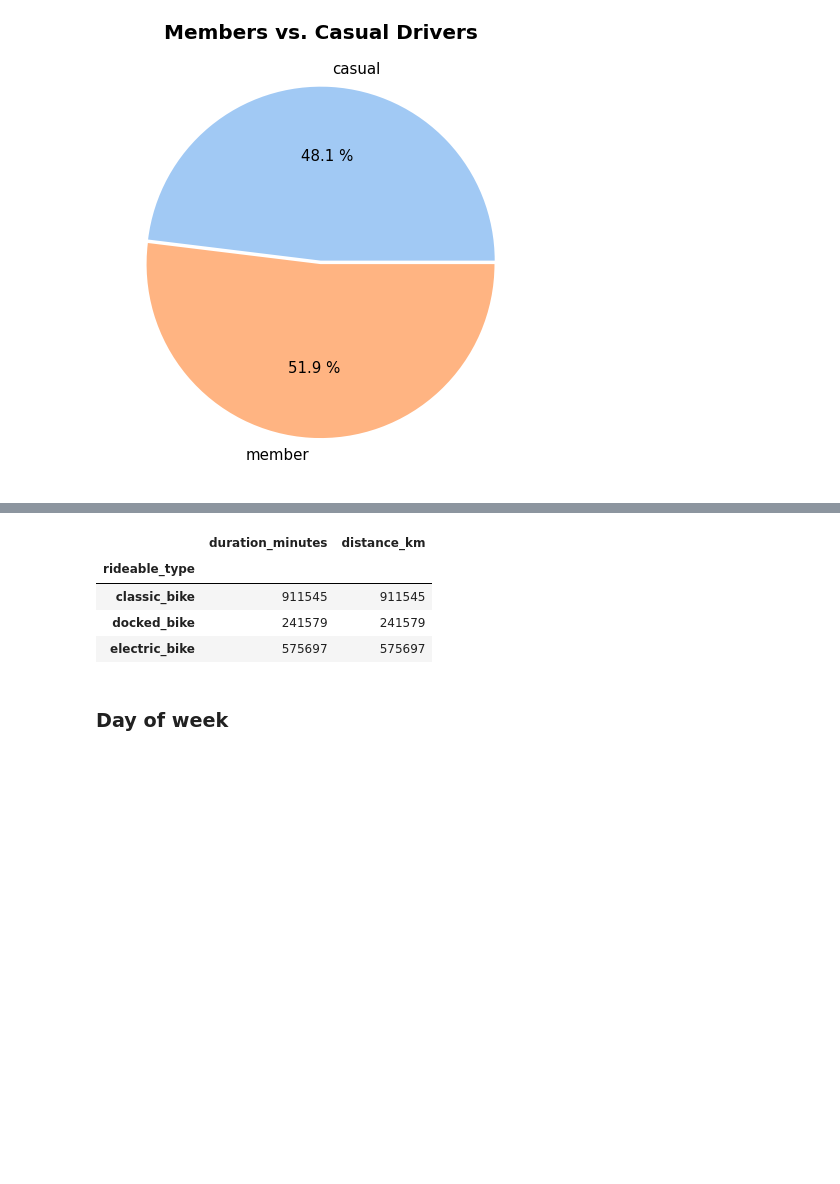
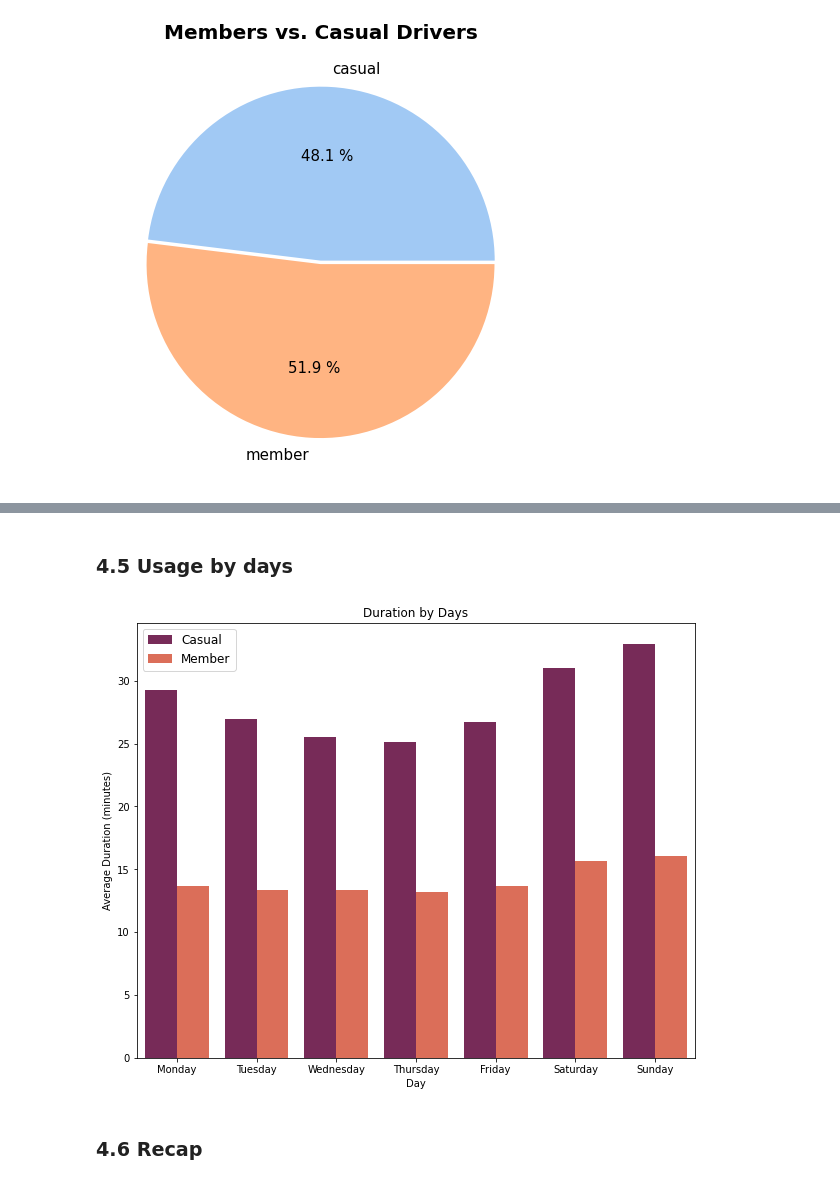
Before and after one commit to artyomvp1/projects, a Jupyter notebook: cyclistic/cyclistic.ipynb, the cells around one changed output, grey strips where cells are left out. Drawn from its saved outputs; the diff is of its cells as text; code cells hidden in the pictures; blank space fills up the shorter version.

```diff
--- a/cyclistic/cyclistic.ipynb
+++ b/cyclistic/cyclistic.ipynb
@@ -330,11 +336,0 @@ plt.show()
-# %%
-# Casual COUNT
-df.loc[df['member_casual'] == 'casual', ['rideable_type', 'duration_minutes', 'distance_km']].groupby('rideable_type').count()
-# %% [output]
-|  | duration_minutes | distance_km |
-| rideable_type |  |  |
-| classic_bike | 911545 | 911545 |
-| docked_bike | 241579 | 241579 |
-| electric_bike | 575697 | 575697 |
-# %% [markdown]
-### Day of week
@@ -342,0 +337,34 @@ df.loc[df['member_casual'] == 'casual', ['rideable_type', 'duration_minutes', 'd
+# %% [markdown]
+### 4.5 Usage by days
+# %%
+test = df[['day_of_week', 'member_casual', 'duration_minutes', 'distance_km']]
+test = test.groupby(['day_of_week', 'member_casual']).mean()
+test.reset_index(drop=False, inplace=True)
+
+# Changing order or week days
+weekdays =['Monday', 'Tuesday', 'Wednesday', 'Thursday', 'Friday', 'Saturday', 'Sunday']
+test['day_of_week'] = pd.Categorical(test['day_of_week'], categories=weekdays, ordered=True)
+
+# test['day_of_week'] - check type changed
+# test.sort_values('day_of_week')
+# %%
+# Grouped Barplot
+plt.figure(figsize=(10, 8))
+sns.barplot(data=test,
+            x="day_of_week",
+            y='duration_minutes',
+            hue='member_casual',
+            ci=None,
+            palette='rocket')
+
+# Non-data parameters
+plt.title('Duration by Days')
+plt.xlabel('Day')
+plt.ylabel('Average Duration (minutes)')
+plt.legend(['Casual', 'Member'], fontsize=12)
+
+plt.show()
+# %% [output]
+[figure, added]
+# %% [markdown]
+### 4.6 Recap
```
Also changed, not shown: parts of 10 cells of this notebook.
